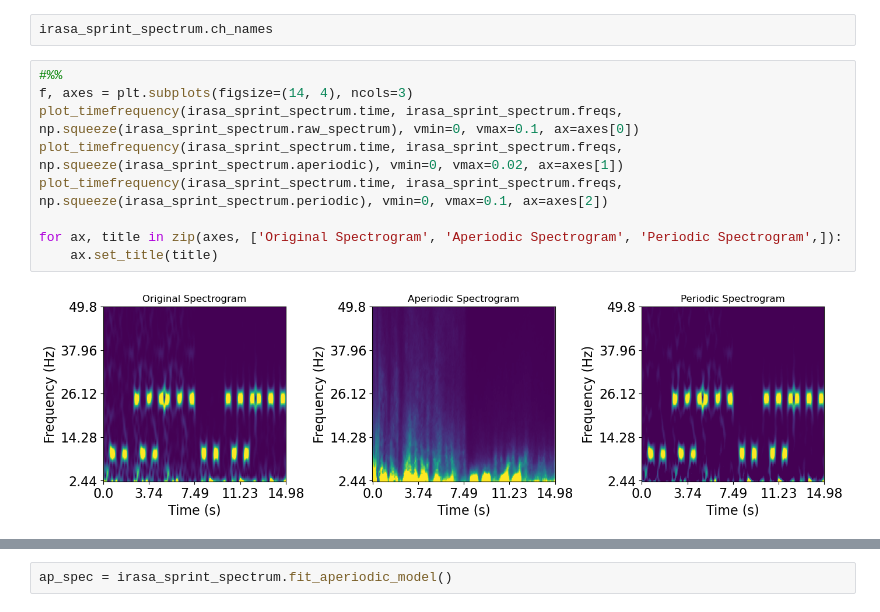
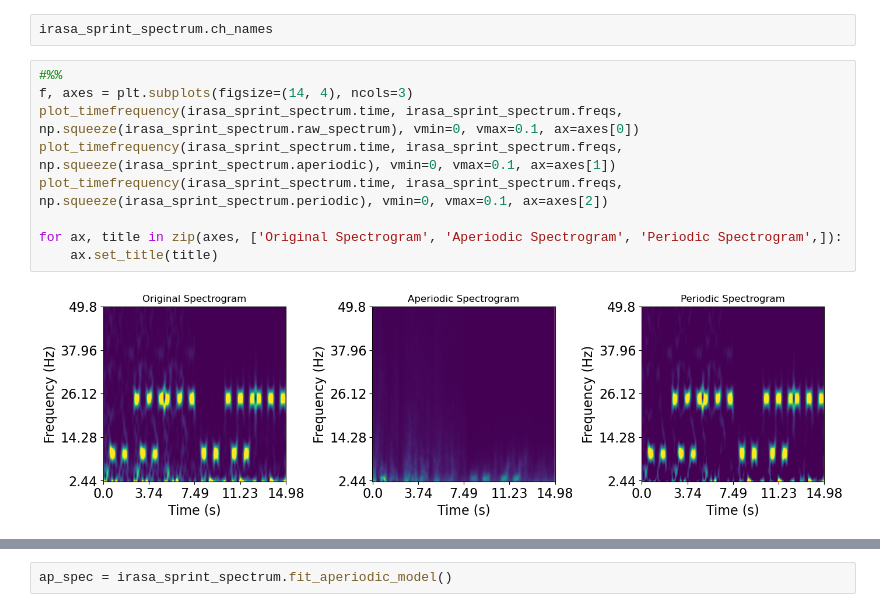
Before and after one commit to schmidtfa/pyrasa, a Jupyter notebook: examples/irasa_sprint.ipynb, the cells around one changed output, grey strips where cells are left out. Drawn from its saved outputs; the diff is of its cells as text.

```diff
--- a/examples/irasa_sprint.ipynb
+++ b/examples/irasa_sprint.ipynb
@@ -77,11 +74,11 @@ irasa_sprint_spectrum.ch_names
 # %%
 #%%
 f, axes = plt.subplots(figsize=(14, 4), ncols=3)
 plot_timefrequency(irasa_sprint_spectrum.time, irasa_sprint_spectrum.freqs, np.squeeze(irasa_sprint_spectrum.raw_spectrum), vmin=0, vmax=0.1, ax=axes[0])
-plot_timefrequency(irasa_sprint_spectrum.time, irasa_sprint_spectrum.freqs, np.squeeze(irasa_sprint_spectrum.aperiodic), vmin=0, vmax=0.02, ax=axes[1])
+plot_timefrequency(irasa_sprint_spectrum.time, irasa_sprint_spectrum.freqs, np.squeeze(irasa_sprint_spectrum.aperiodic), vmin=0, vmax=0.1, ax=axes[1])
 plot_timefrequency(irasa_sprint_spectrum.time, irasa_sprint_spectrum.freqs, np.squeeze(irasa_sprint_spectrum.periodic), vmin=0, vmax=0.1, ax=axes[2])
 
 for ax, title in zip(axes, ['Original Spectrogram', 'Aperiodic Spectrogram', 'Periodic Spectrogram',]):
     ax.set_title(title)
 # %% [output]
-[figure, old version]
+[figure, new version]
```
Also changed, not shown: parts of 2 cells of this notebook, 4 other files.
